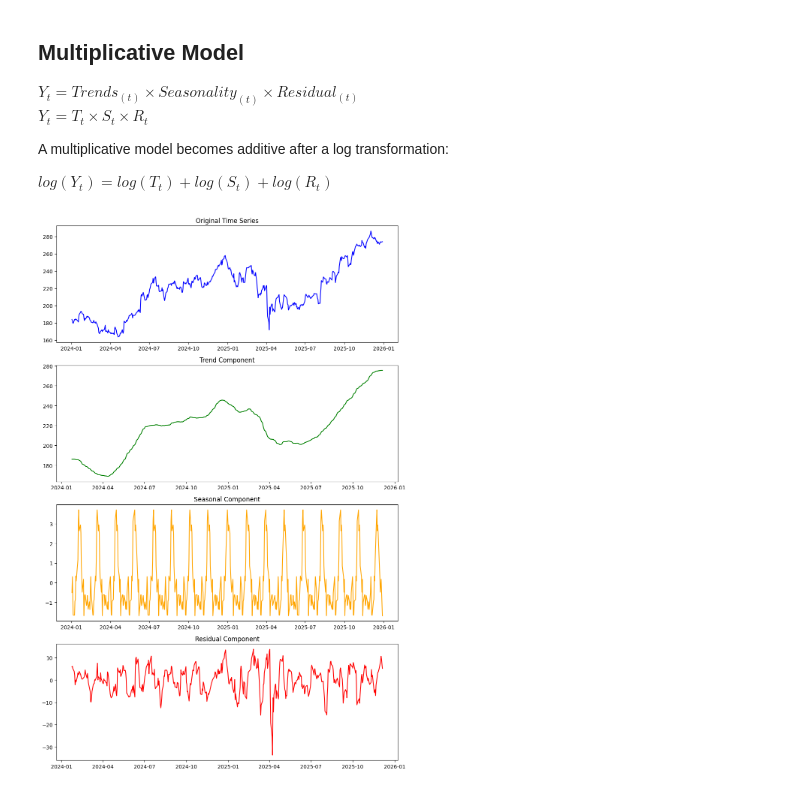
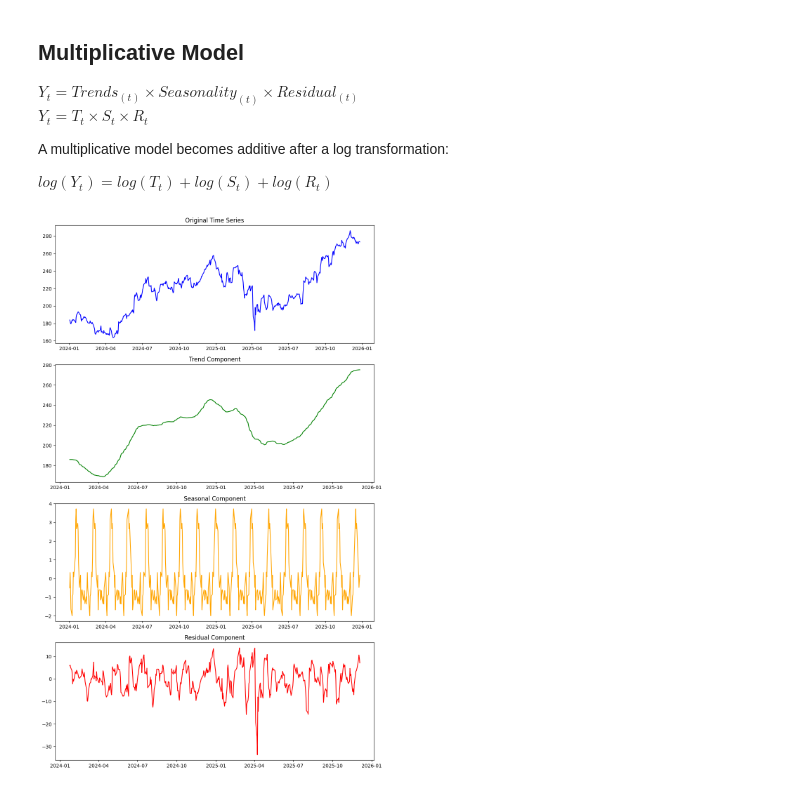
Before and after one commit to s-muhammadkamran/time_series_forecasting, a Jupyter notebook: classical_decomposition.ipynb, the cells around one changed output. Saved outputs shown, nothing was run; the diff lists cells and outputs as text; code cells hidden in the pictures.

```diff
--- a/classical_decomposition.ipynb
+++ b/classical_decomposition.ipynb
@@ -87,22 +90,22 @@ add_trend = additive_decomposition.trend
 add_seasonal = additive_decomposition.seasonal
 add_residual = additive_decomposition.resid
 # %%
-fig, axs = plt.subplots(4, 1, figsize=(10, 15))
+fig, axs = plt.subplots(4, 1, figsize=(10, 16))
 
 # Actual
 axs[0].plot(stock_data.index, stock_data['Close'], label='Original', color='blue')
 axs[0].set_title("Original Time Series")
 # Trend
 axs[1].plot(add_trend, label='Trend', color='green')
 axs[1].set_title("Trend Component")
 # Seasonal
 axs[2].plot(add_seasonal, label='Seasonal', color='orange')
 axs[2].set_title("Seasonal Component")
 # Residual
 axs[3].plot(add_residual, label='Residual', color='red')
 axs[3].set_title("Residual Component")
 
 fig.tight_layout()
 plt.show()
 # %% [output]
-[figure, old version]
+[figure, new version]
```
Also changed, not shown: parts of 2 cells of this notebook.
